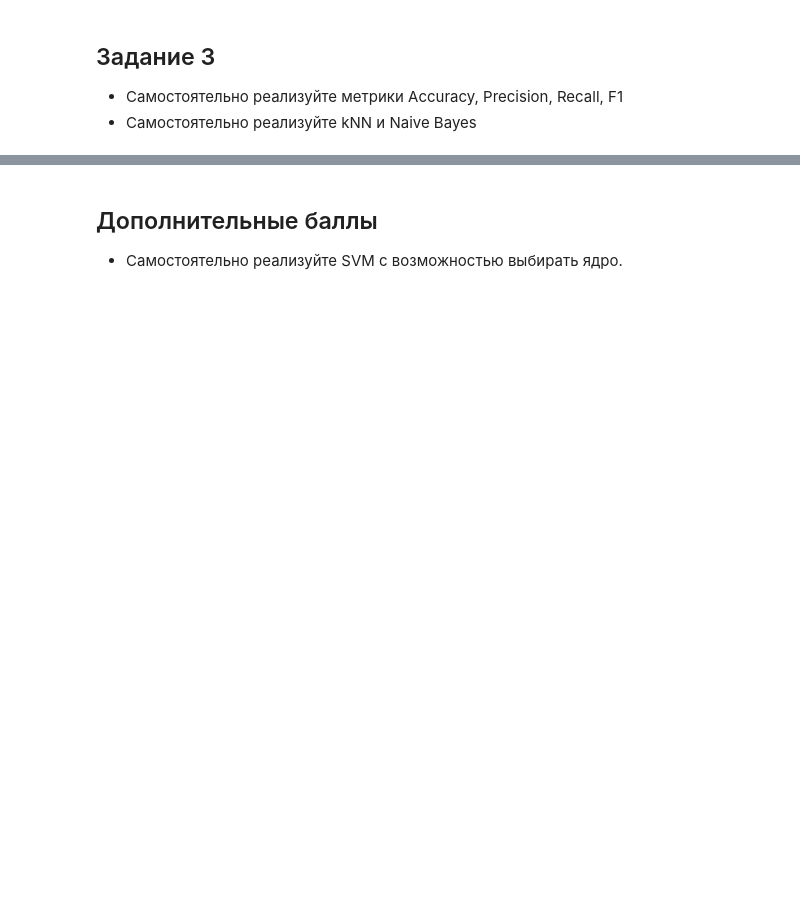
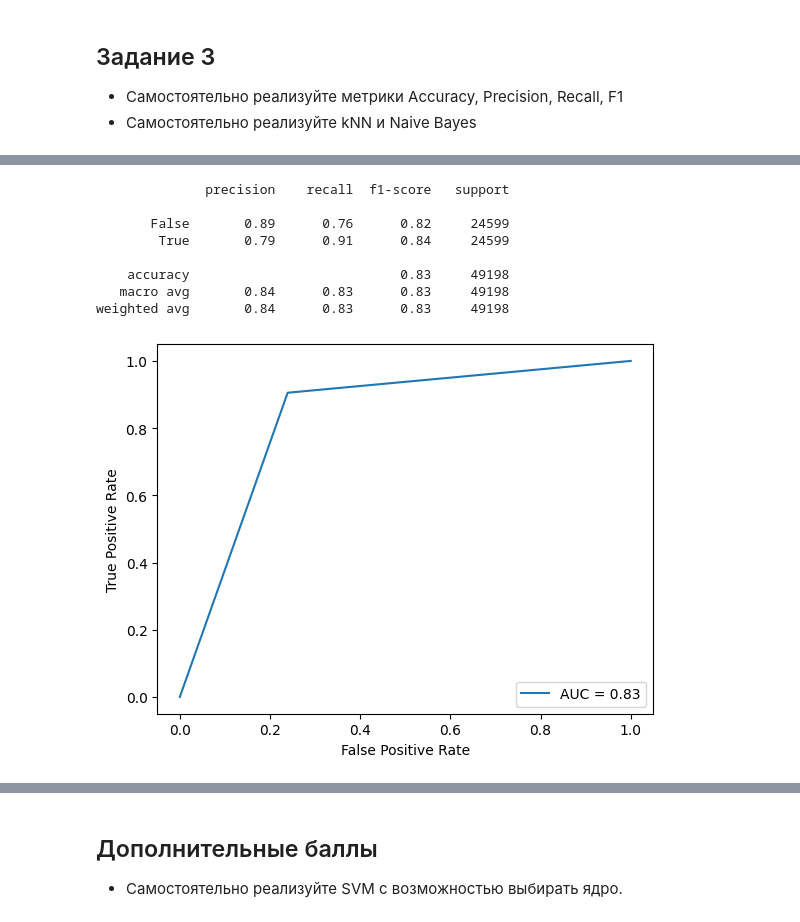
Before and after one commit to IvanBugaenko/MachineLearning-Labs, a Jupyter notebook: notebooks/2.ipynb, the cells around one changed output, grey strips where cells are left out. Drawn from its saved outputs; the diff is of its cells as text; code cells hidden in the pictures; blank space fills up the shorter version.

```diff
--- a/notebooks/2.ipynb
+++ b/notebooks/2.ipynb
@@ -304,0 +324,16 @@ weighted avg       0.87      0.86      0.86      2000
+# %%
+gnb = GaussianNB().fit(X_train, y_train)
+y_pred = gnb.predict(X_test)
+
+print(classification_report(y_test, y_pred))
+draw_roc(y_test, y_pred)
+# %% [output]
+              precision    recall  f1-score   support
+
+       False       0.89      0.76      0.82     24599
+        True       0.79      0.91      0.84     24599
+
+    accuracy                           0.83     49198
+   macro avg       0.84      0.83      0.83     49198
+weighted avg       0.84      0.83      0.83     49198
+[figure, added]
```
Also changed, not shown: parts of 16 cells of this notebook, 4 other files.
